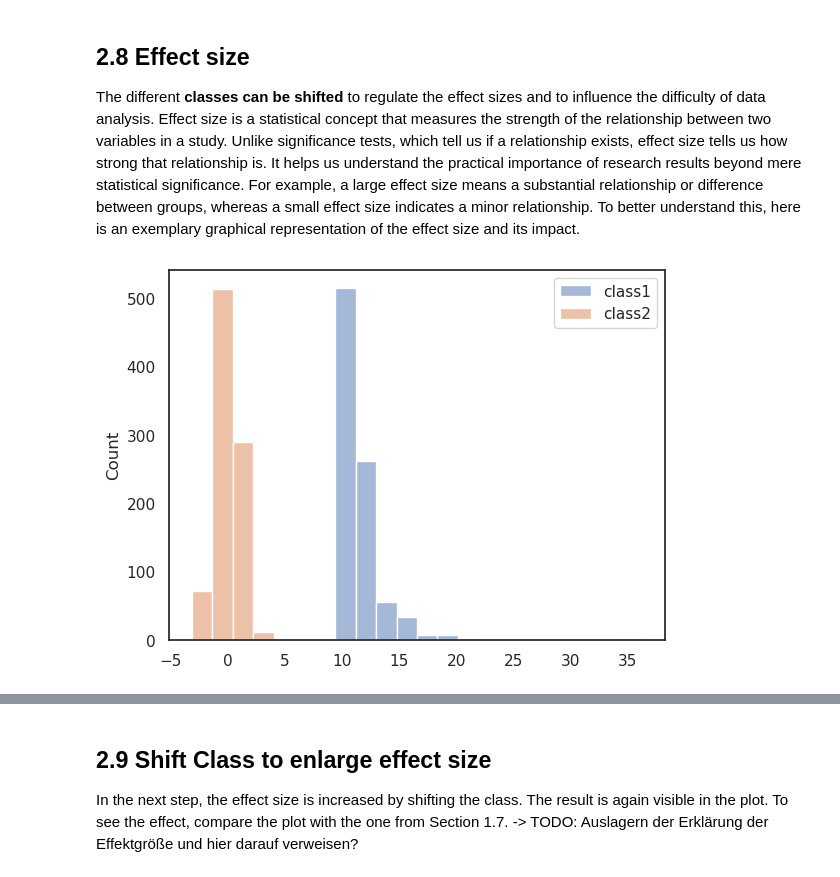
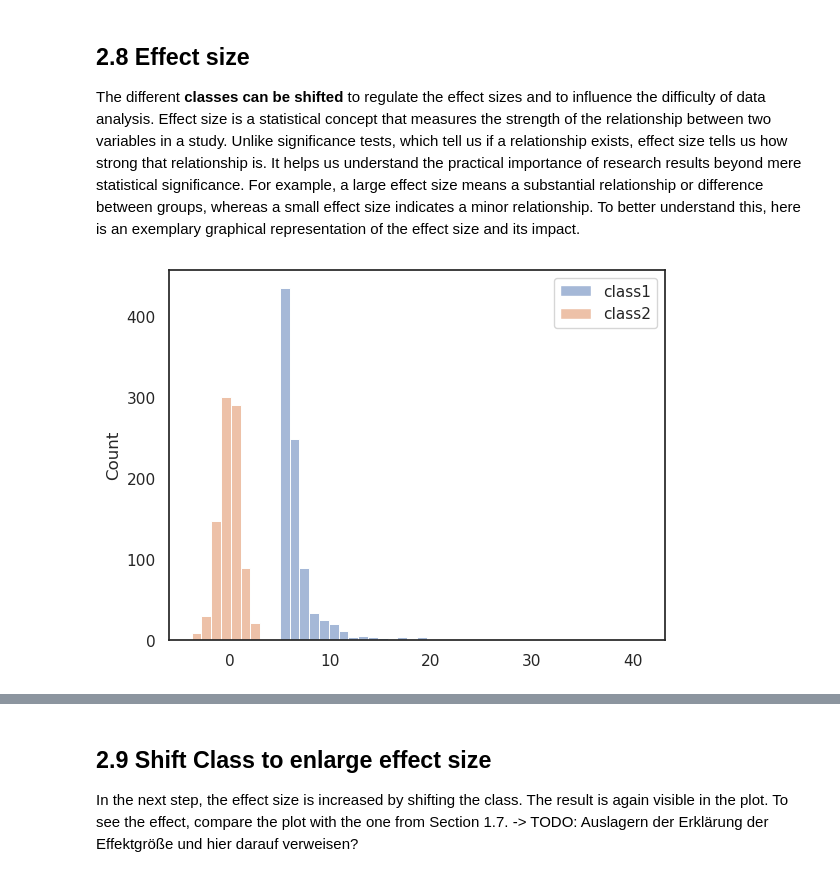
Before and after one commit to sigrun-may/artificial-data-generator, a Jupyter notebook: artificial_data_generator/artificial_data_generator_biomarkers1.ipynb, the cells around one changed output, grey strips where cells are left out. Drawn from its saved outputs; the diff is of its cells as text; code cells hidden in the pictures.

```diff
--- a/artificial_data_generator/artificial_data_generator_biomarkers1.ipynb
+++ b/artificial_data_generator/artificial_data_generator_biomarkers1.ipynb
@@ -235,15 +232,15 @@ To better understand this, here is an exemplary graphical representation of the
 # %%
 # large effect size separating the classes perfectly
 artificial_data_generator_tools.plot_distributions_of_all_classes(
     [
         artificial_data_generator_tools.shift_class_to_enlarge_effectsize(
-            log_normal_distributed_class2_data_array, effect_size=10
+            log_normal_distributed_class2_data_array, effect_size=5
         ),
         class1_data_array,
     ]
 )
 # %% [output]
-[figure, old version]
+[figure, new version]
 # %%
 # tiny effect size with overlapping distributions
 artificial_data_generator_tools.plot_distributions_of_all_classes(
```
Also changed, not shown: parts of 22 cells of this notebook.
